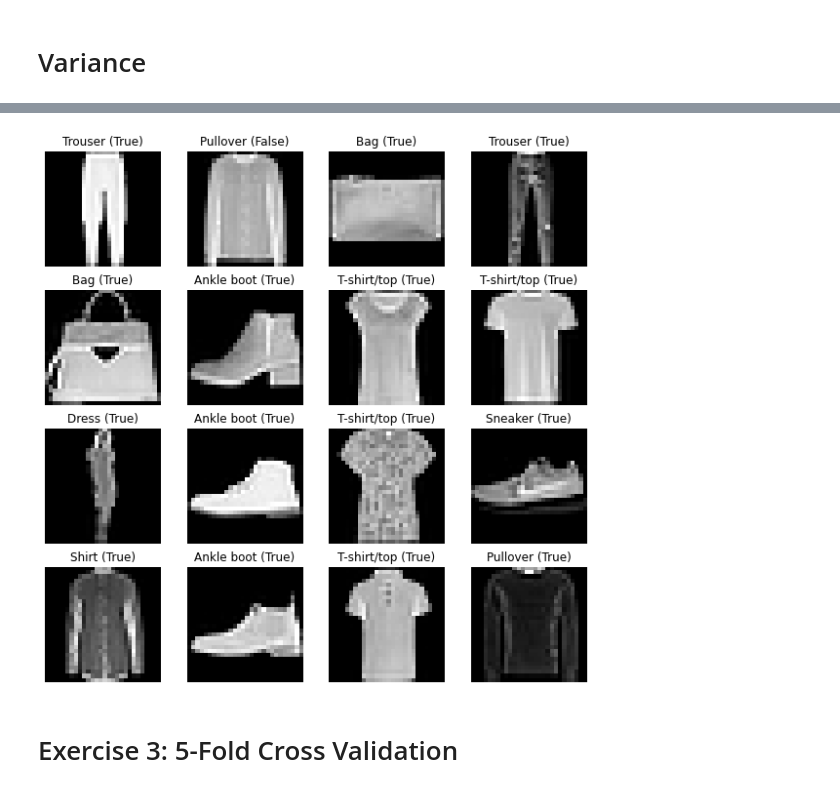
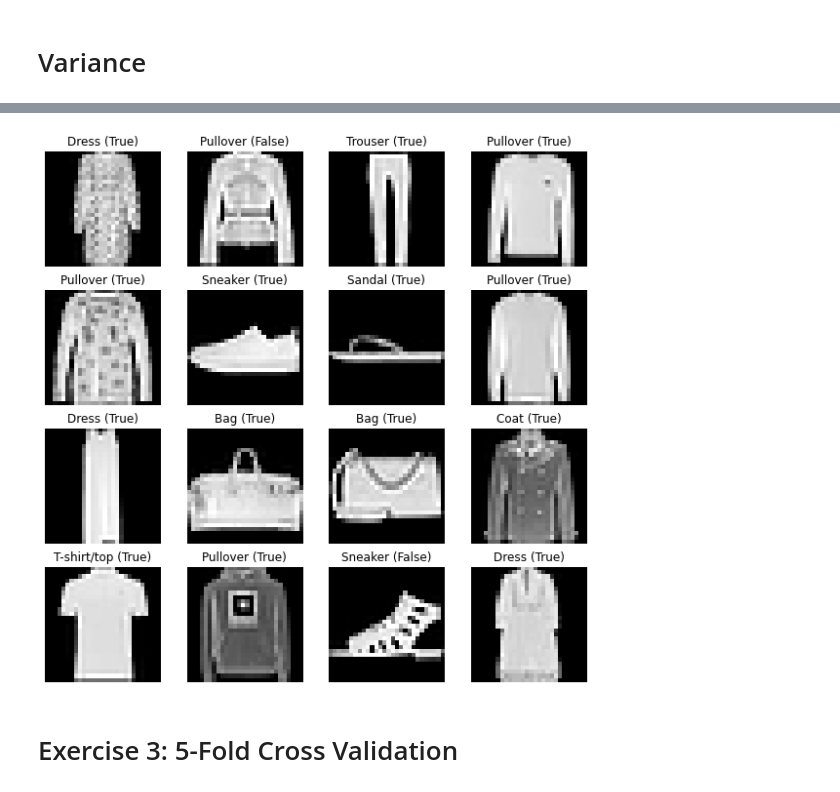
Before and after one commit to goodnic/MSE-TSM_DeLearn, a Jupyter notebook: Exercises/04/model_selection_FashionMNIST_stud_g16.ipynb, the cells around one changed output, grey strips where cells are left out. Saved outputs shown, nothing was run; the diff lists cells and outputs as text; code cells hidden in the pictures.

```diff
--- a/Exercises/04/model_selection_FashionMNIST_stud_g16.ipynb
+++ b/Exercises/04/model_selection_FashionMNIST_stud_g16.ipynb
@@ -270,15 +285,15 @@ tensor(0.8223)
 # %%
 figure = plt.figure(figsize=(10, 10))
 cols, rows = 4, 4
 for i in range(1, cols * rows + 1):
-    img, label = training_data[randint(len(training_data))]
+    img, label = training_data[np.random.randint(0,len(training_data))]
     figure.add_subplot(rows, cols, i)
     plt.imshow(img.squeeze(), cmap="gray")
     prediction = fav_model(img).argmax()
     plt.title(f"{training_data.dataset.classes[fav_model(img).argmax()]} ({prediction == label})" )
     plt.axis("off")
 # %% [output]
-[figure, old version]
+[figure, new version]
 # %% [markdown]
 # Exercise 3: 5-Fold Cross Validation
 # %%
```
Also changed, not shown: parts of 9 cells of this notebook, 1 other file.
